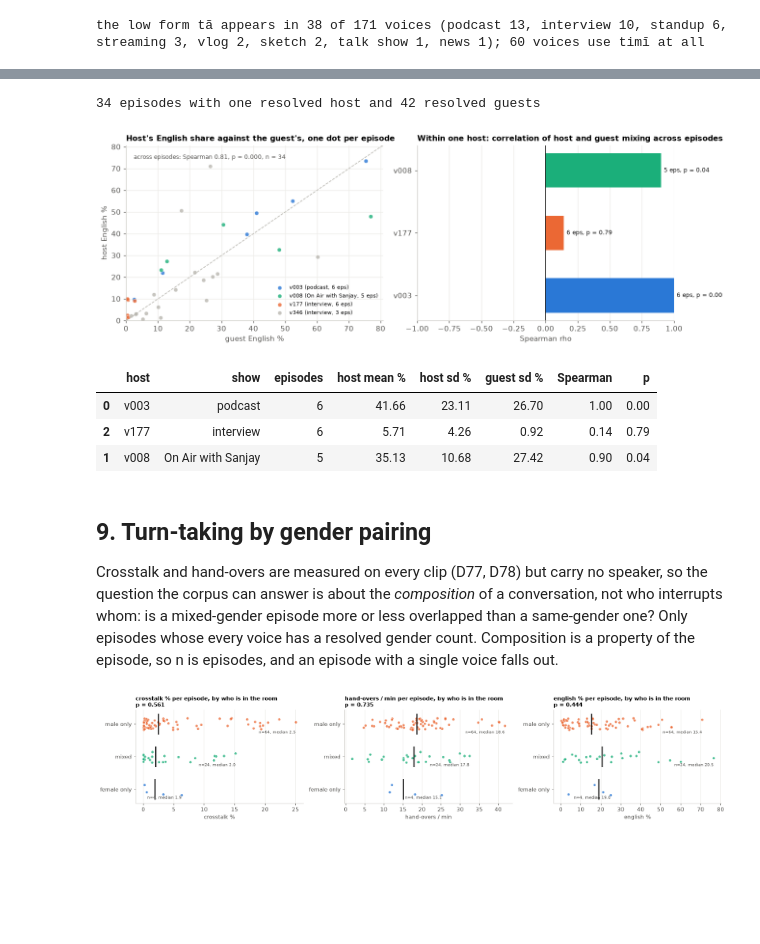
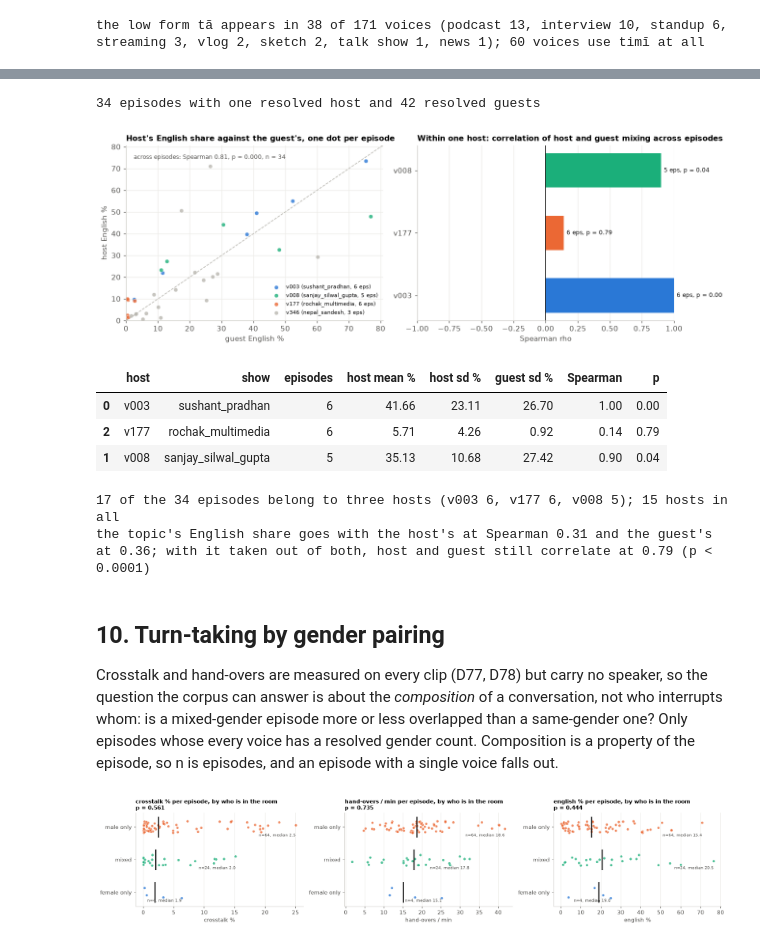
Before and after one commit to Sagyam/labeling-harness, a Jupyter notebook: notebooks/02_Sociolinguistics.ipynb, the cells around one changed output, grey strips where cells are left out. Cells and saved outputs as stored; diff of their text form; code cells hidden in the pictures; blank space fills up the shorter version.

```diff
--- a/notebooks/02_Sociolinguistics.ipynb
+++ b/notebooks/02_Sociolinguistics.ipynb
@@ -41,6 +43,7 @@ from pathlib import Path
 import matplotlib.pyplot as plt
 import numpy as np
 import pandas as pd
+import statsmodels.formula.api as smf
 from scipy import stats
 
 warnings.filterwarnings("ignore", category=FutureWarning)
@@ -97,7 +100,9 @@ pd.set_option("display.max_rows", 140)
 pd.set_option("display.float_format", lambda v: f"{v:,.2f}")
 
 manifest = json.loads((ANALYTICS.parent / "manifest.json").read_text())
-rows, EP_META, talk, WHO, ROLE = [], {}, {}, {}, {}
+SCRIBE = "elevenlabs-scribe-v2"  # the recogniser that reports its own word timings, for section 6
+REELS = "shorts_reels"           # the bucket the short-form uploads were filed under: not a show
+rows, EP_META, talk, WHO, ROLE, LABEL_WORDS, SCRIBE_WORDS = [], {}, {}, {}, {}, {}, {}
 with ANALYTICS.open(encoding="utf-8") as fh:
     for line in fh:
         r = json.loads(line)
@@ -120,6 +125,9 @@ with ANALYTICS.open(encoding="utf-8") as fh:
             "tier": r["verification_tier"], "disposition": r["disposition"],
             "duration": r["duration_seconds"], "speech_s": sum(b - a for a, b in vad),
             "genre": meta.get("genre") or "unclassified", "topic": meta.get("topic") or "unclassified",
+            # The show as filed at ingest (D108). A reel is its own recording, not an episode of
+            # a show called shorts_reels, so it groups by its own id.
+            "show": r["show_id"] if r["show_id"] and r["show_id"] != REELS else r["episode_id"],
             "declared": len(meta.get("speakers") or {}),
             "overlap_s": sum(b - a for a, b in r["overlap_spans"]),
             "turn_changes": max(0, len(r["speaker_turns"] or []) - 1),
@@ -128,6 +136,8 @@ with ANALYTICS.open(encoding="utf-8") as fh:
             "text": r["text"] or "",
         })
         EP_META.setdefault(r["episode_id"], meta)
+        LABEL_WORDS[r["segment_id"]] = r["label_words"]
+        SCRIBE_WORDS[r["segment_id"]] = next((h["words"] for h in r["hypotheses"] if h["system_id"] == SCRIBE), None)
 
 seg = pd.DataFrame(rows).set_index("segment_id")
 usable = seg[seg.disposition.isin(["accepted_unchanged", "edited"]) & (seg.text.str.len() > 0)].copy()
@@ -139,5 +149,6 @@ GENRE_COLOR = dict.fromkeys(GENRES, SLOTS[0])
 AGES = [a for a in AGE_ORDER if a in {age for _, age in WHO.values()}]
 print(f"{len(seg):,} labeled clips, {seg.duration.sum() / 3600:.2f} h, {seg.episode.nunique()} episodes | exported "
       f"{manifest['exported_at'][:10]} at harness {manifest['git_commit'][:7]}")
-print(f"{len(usable):,} clips with an accepted, non-empty reference are the material below")
+print(f"{len(usable):,} clips with an accepted, non-empty reference are the material below; "
+      f"{usable.show.nunique()} shows, counting each of the {(seg.groupby('episode').show.first() == seg.groupby('episode').show.first().index).sum()} reels as its own")
 # %% [output]
@@ -497,6 +494,8 @@ def strip(ax, frame, col, by, order, colors, title=None, xlabel=None, min_n=1, c
 
 
 def test(frame, col, by, order):
+    """Mann-Whitney or Kruskal-Wallis over the groups with three or more members. Used for the
+    episode-level comparison of section 10 only: voices are compared by the models below."""
     groups = [frame.loc[frame[by] == g, col].dropna() for g in order if (frame[by] == g).sum() >= 3]
     if len(groups) < 2:
         return np.nan
@@ -512,7 +511,6 @@ fig, axes = plt.subplots(1, 6, figsize=(21, 4.6), sharex=True)
 for ax, (by, order, colors, frame, title) in zip(axes, panels):
     strip(ax, frame, "english %", by, order, colors, title=f"English share {title}", xlabel="% of a voice's tokens in Latin script",
           compact=by == "genre")
-    ax.set_title(f"English share {title}\np = {test(frame, 'english %', by, order):.3f}", fontsize=9.5)
 fig.tight_layout()
 save(fig, "02_mixing_by_group")
 plt.show()
@@ -524,7 +522,6 @@ for by, order, _, frame, title in panels:
         sub = frame[frame[by] == g]
         if len(sub) >= 3:
             tab[(title, g)] = {"voices": len(sub), "minutes": sub.talk_min.sum(), **{m: sub[m].median() for m in METRICS}}
-    tab[(title, "p")] = {m: test(frame, m, by, order) for m in METRICS}
 tab = pd.DataFrame(tab).T
 tab.index.names = ["comparison", "group"]
 display(tab.round(2))
@@ -712,7 +1192,7 @@ for by, order in (("gender", GENDERS), ("age", AGES), ("role", ROLES), ("genre",
         sub = VV[VV[by] == g]
         if len(sub) >= 3:
             dm_tab[(by, g)] = {"voices": len(sub), "dm ne / 1000": sub["dm ne / 1000"].median(), "dm en / 1000": sub["dm en / 1000"].median(),
-                               "en dm share %": sub["en dm share %"].median(), "p (en dm share)": test(VV, "en dm share %", by, order)}
+                               "en dm share %": sub["en dm share %"].median()}
 display(pd.DataFrame(dm_tab).T.round(2))
 # %% [output]
 [figure]
@@ -752,7 +1239,7 @@ for e, sub in ep_voice.groupby(level=0):
     hosts_, guests_ = sub[sub.role == "host"], sub[sub.role == "guest"]
     if len(hosts_) == 1 and len(guests_) >= 1:
         pairs.append({"episode": e, "host": hosts_.index[0][1], "host %": hosts_["english %"].iloc[0],
-                      "guest %": np.average(guests_["english %"], weights=guests_.tokens), "guests": len(guests_), "show": show(e)})
+                      "guest %": np.average(guests_["english %"], weights=guests_.tokens), "guests": len(guests_), "show": EP_SHOW[e]})
 pairs = pd.DataFrame(pairs)
 print(f"{len(pairs)} episodes with one resolved host and {pairs.guests.sum()} resolved guests")
 
@@ -764,40 +1251,59 @@ for h, sub in pairs.groupby("host"):
     ax.scatter(sub["guest %"], sub["host %"], s=30, color=host_color[h], alpha=0.8, edgecolor="white", linewidth=0.5,
                label=f"{h} ({sub.show.iloc[0]}, {len(sub)} eps)" if len(sub) >= 3 else None)
 lim = [0, max(pairs["guest %"].max(), pairs["host %"].max()) * 1.05]
 ax.plot(lim, lim, color=GREY, lw=1, ls="--")
 ax.set(title="Host's English share against the guest's, one dot per episode", xlabel="guest English %", ylabel="host English %", xlim=lim, ylim=lim)
 ax.legend(fontsize=7.5, loc="lower right")
 rho_all = stats.spearmanr(pairs["guest %"], pairs["host %"])
 ax.text(0.03, 0.95, f"across episodes: Spearman {rho_all[0]:.2f}, p = {rho_all[1]:.3f}, n = {len(pairs)}", transform=ax.transAxes, va="top", fontsize=8, color=MUTED)
 
 ax = axes[1]
 within = []
 for h, sub in pairs.groupby("host"):
     if len(sub) >= 5:
         r = stats.spearmanr(sub["guest %"], sub["host %"])
         within.append({"host": h, "show": sub.show.iloc[0], "episodes": len(sub), "host mean %": sub["host %"].mean(), "host sd %": sub["host %"].std(),
                        "guest sd %": sub["guest %"].std(), "Spearman": r[0], "p": r[1]})
 within = pd.DataFrame(within).sort_values("episodes", ascending=False)
 if len(within):
     ax.barh(within.host, within.Spearman, color=[host_color[h] for h in within.host], height=0.55)
     for y, r in enumerate(within.itertuples()):
         ax.text(r.Spearman + (0.02 if r.Spearman >= 0 else -0.02), y, f"{r.episodes} eps, p = {r.p:.2f}", va="center", ha="left" if r.Spearman >= 0 else "right", fontsize=8, color=INK)
     ax.axvline(0, color=INK, lw=1)
     ax.set(title="Within one host: correlation of host and guest mixing across episodes", xlabel="Spearman rho", xlim=(-1, 1))
     ax.grid(axis="y", visible=False)
 fig.tight_layout()
 save(fig, "06_accommodation")
 plt.show()
 display(within.round(2))
+
+by_topic = usable.groupby("topic")[["lat", "mixed", "tokens"]].sum()
+pairs["topic"] = [EP_META[e].get("topic") or "unclassified" for e in pairs.episode]
+pairs["topic %"] = pairs.topic.map(100 * (by_topic.lat + by_topic.mixed) / by_topic.tokens)
+
+
+def without(y, x):
+    """The part of ``y``'s rank that ``x``'s rank does not predict."""
+    y, X = y.rank().to_numpy(), np.column_stack([np.ones(len(x)), x.rank().to_numpy()])
+    return y - X @ np.linalg.lstsq(X, y, rcond=None)[0]
+
+
+rho_topic = stats.pearsonr(without(pairs["host %"], pairs["topic %"]), without(pairs["guest %"], pairs["topic %"]))
+top3 = pairs.host.value_counts().head(3)
+print(f"{top3.sum()} of the {len(pairs)} episodes belong to three hosts ({', '.join(f'{h} {n}' for h, n in top3.items())}); {pairs.host.nunique()} hosts in all")
+print(f"the topic's English share goes with the host's at Spearman {stats.spearmanr(pairs['topic %'], pairs['host %'])[0]:.2f} and the guest's at "
+      f"{stats.spearmanr(pairs['topic %'], pairs['guest %'])[0]:.2f}; with it taken out of both, host and guest still correlate at {rho_topic[0]:.2f} (p {small(rho_topic[1])})")
 # %% [output]
 34 episodes with one resolved host and 42 resolved guests
-[figure, old version]
+[figure, new version]
 |  | host | show | episodes | host mean % | host sd % | guest sd % | Spearman | p |
-| 0 | v003 | podcast | 6 | 41.66 | 23.11 | 26.70 | 1.00 | 0.00 |
-| 2 | v177 | interview | 6 | 5.71 | 4.26 | 0.92 | 0.14 | 0.79 |
-| 1 | v008 | On Air with Sanjay | 5 | 35.13 | 10.68 | 27.42 | 0.90 | 0.04 |
+| 0 | v003 | sushant_pradhan | 6 | 41.66 | 23.11 | 26.70 | 1.00 | 0.00 |
+| 2 | v177 | rochak_multimedia | 6 | 5.71 | 4.26 | 0.92 | 0.14 | 0.79 |
+| 1 | v008 | sanjay_silwal_gupta | 5 | 35.13 | 10.68 | 27.42 | 0.90 | 0.04 |
+17 of the 34 episodes belong to three hosts (v003 6, v177 6, v008 5); 15 hosts in all
+the topic's English share goes with the host's at Spearman 0.31 and the guest's at 0.36; with it taken out of both, host and guest still correlate at 0.79 (p < 0.0001)
 # %% [markdown]
-## 9. Turn-taking by gender pairing
+## 10. Turn-taking by gender pairing
 
 Crosstalk and hand-overs are measured on every clip (D77, D78) but carry no speaker, so the
 question the corpus can answer is about the *composition* of a conversation, not who interrupts
```
Also changed, not shown: parts of 25 cells of this notebook, 9 other files.
